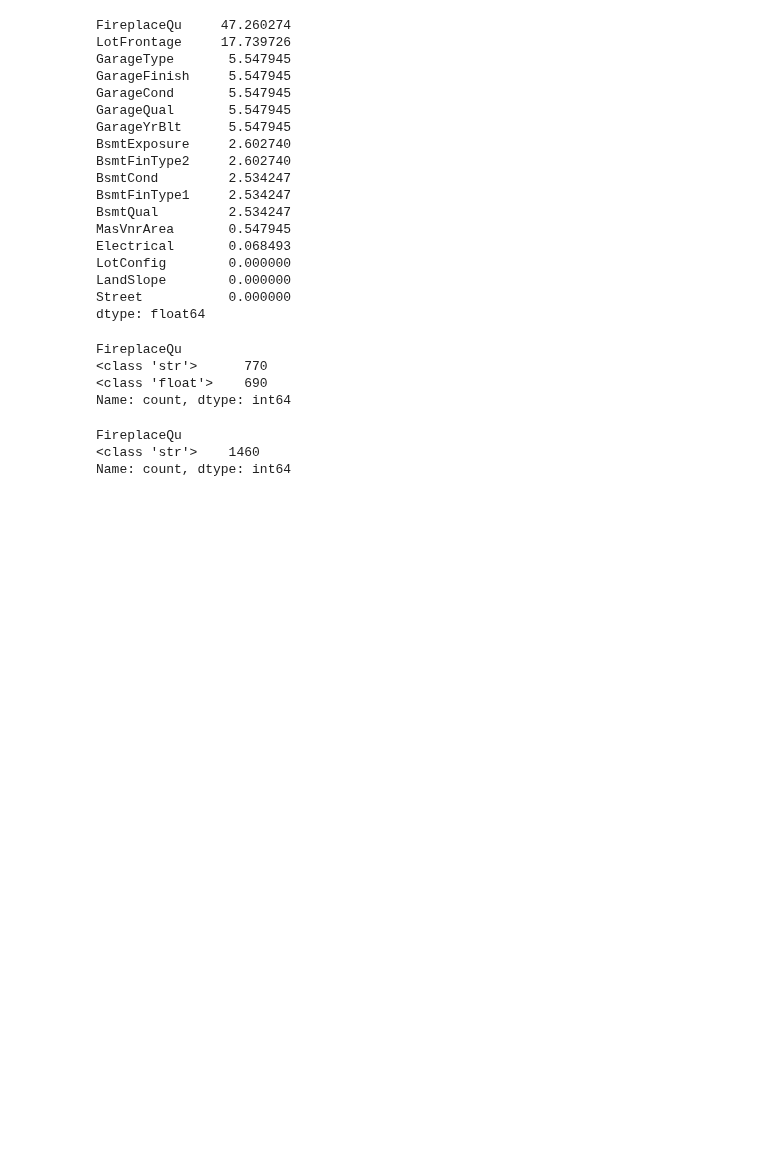
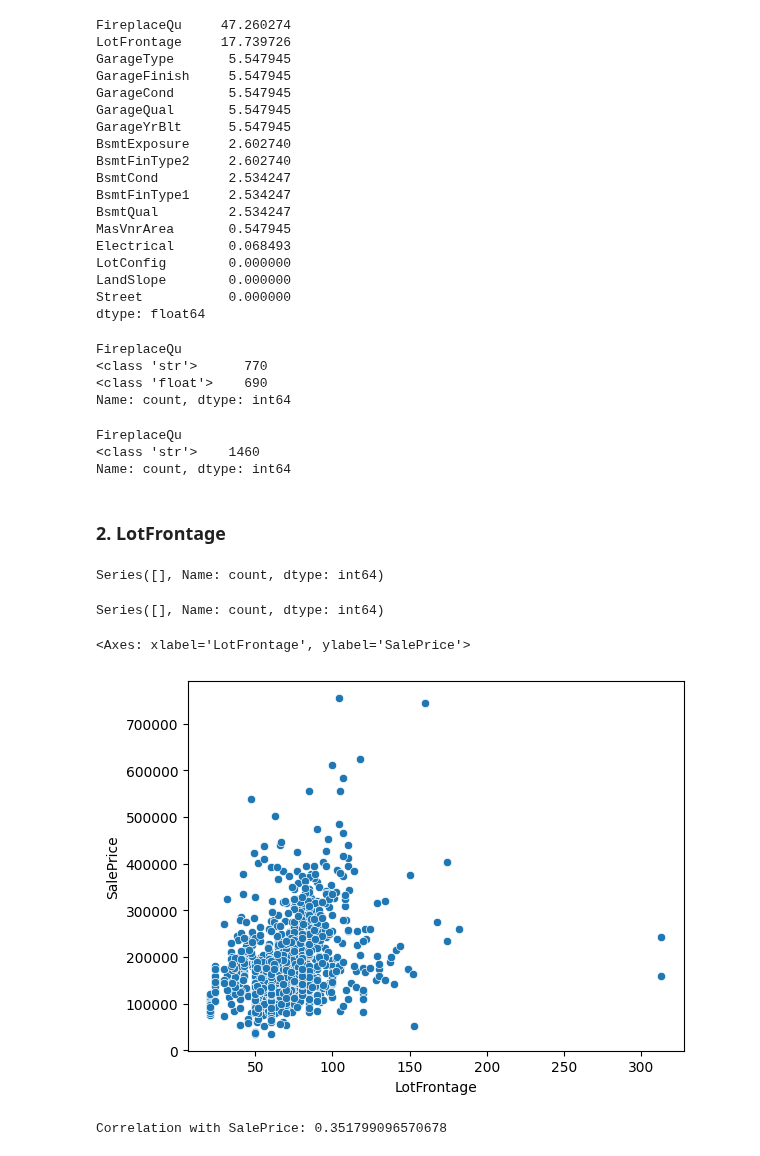
Before and after one commit to akhyear/house_price_prediction, a Jupyter notebook: train_code.ipynb, the cells around one changed output. Cells and saved outputs as stored; diff of their text form; code cells hidden in the pictures; blank space fills up the shorter version.

Commit message:
Handling 'LotFrontage' & 'GarageType' null value

```diff
--- a/train_code.ipynb
+++ b/train_code.ipynb
@@ -226,3 +235,5 @@ df['FireplaceQu'].apply(type).value_counts()
 FireplaceQu
 <class 'str'>    1460
 Name: count, dtype: int64
+# %% [markdown]
+### 2. LotFrontage
@@ -228,0 +244,26 @@ Name: count, dtype: int64
+# %%
+missing_LotFrontage_type = df[df['LotFrontage'].isnull()]
+print(missing_LotFrontage_type['LotFrontage'].value_counts())
+# %% [output]
+Series([], Name: count, dtype: int64)
+# %%
+#  Step 2: Check Missing Pattern — Is It Missing Randomly?
+# Count missing values per neighborhood
+df[df['LotFrontage'].isnull()]['Neighborhood'].value_counts()
+# so missing values are not random, they are concentrated in certain neighborhoods.
+# %% [output]
+Series([], Name: count, dtype: int64)
+# %%
+# Step 3: Visualize Relationship with Target Variable
+sns.scatterplot(data=df, x='LotFrontage', y='SalePrice')
+
+# so LotFrontage has a limited impact on sale price beyond a certain point
+# %% [output]
+<Axes: xlabel='LotFrontage', ylabel='SalePrice'>
+[figure, added]
+# %%
+# Step 4: Check Correlation
+correlation = df['LotFrontage'].corr(df['SalePrice'])
+print(f"Correlation with SalePrice: {correlation}")
+# %% [output]
+Correlation with SalePrice: 0.351799096570678
```
Also changed, not shown: parts of 12 cells of this notebook.
